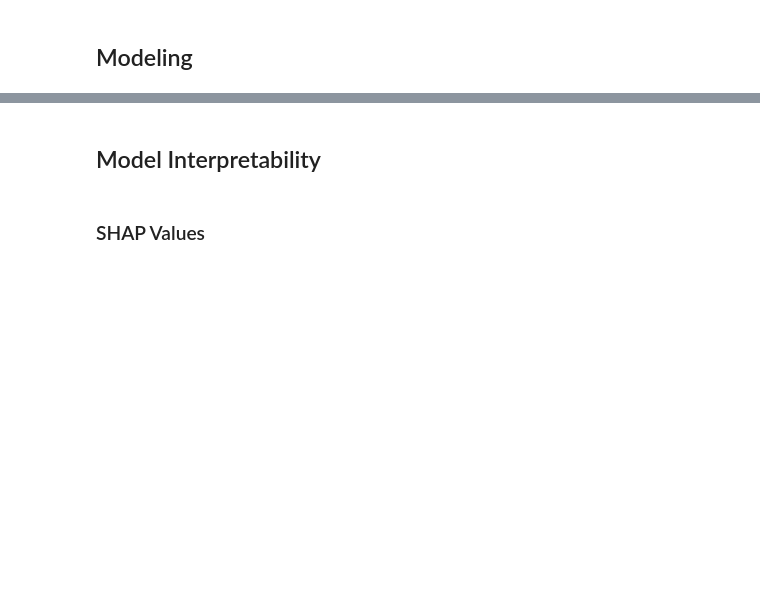
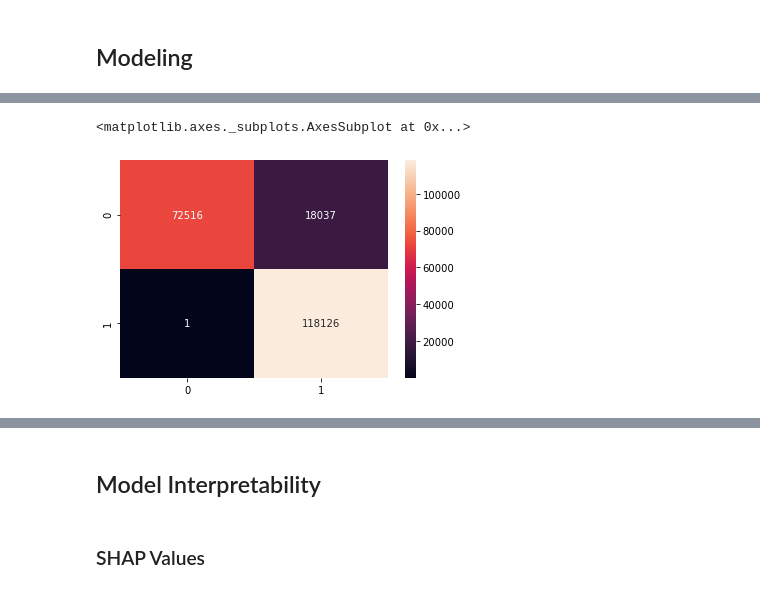
Before and after one commit to ekobudiprase/paket_ojol, a Jupyter notebook: paket_ojol.ipynb, the cells around one changed output, grey strips where cells are left out. Drawn from its saved outputs; the diff is of its cells as text; code cells hidden in the pictures; blank space fills up the shorter version.

Commit message:
Sampe modelling

```diff
--- a/paket_ojol.ipynb
+++ b/paket_ojol.ipynb
@@ -799,0 +811,2 @@ df_ojol_3.head()
+# %%
+df_ojol_x = df_ojol_3.merge(df_ojol_2_ft, left_index=True, right_index=True)
@@ -803,6 +832,6 @@ df_ojol_3.head()
 ## Split Data
 # %%
 from sklearn.model_selection import train_test_split
-X = df_ojol_3.iloc[:, :25]
-Y = df_ojol_3.iloc[:, 25:]
+X = df_ojol_x.iloc[:, :26]
+Y = df_ojol_x.iloc[:, 26:]
 X_train, X_test, Y_train, Y_test = train_test_split(X, Y, test_size = 0.3, random_state = 10)
@@ -809,2 +851,7 @@ X_train, X_test, Y_train, Y_test = train_test_split(X, Y, test_size = 0.3, rando
+# %%
+X_train_scaled = X_train_scaled.reset_index(drop=True)
+X_test_scaled = X_test_scaled.reset_index(drop=True)
+Y_train = Y_train.reset_index(drop=True)
+Y_test = Y_test.reset_index(drop=True)
 # %% [markdown]
 ## Cross Validation Multi Model
@@ -811,2 +907,6 @@ X_train, X_test, Y_train, Y_test = train_test_split(X, Y, test_size = 0.3, rando
 # %% [markdown]
 ## Modeling
+# %%
+from sklearn.ensemble import RandomForestClassifier
+modelC = RandomForestClassifier(random_state=0, n_estimators=500, max_depth=1)
+modelC.fit(X_train, Y_train)
@@ -812,0 +922,8 @@ X_train, X_test, Y_train, Y_test = train_test_split(X, Y, test_size = 0.3, rando
+# %%
+from sklearn.metrics import confusion_matrix
+Y_predict = modelC.predict(X_test)
+cm = confusion_matrix(Y_test, Y_predict)
+sns.heatmap(cm, annot=True, fmt="d")
+# %% [output]
+<matplotlib.axes._subplots.AxesSubplot at 0x...>
+[figure, added]
```
Also changed, not shown: parts of 36 cells of this notebook, 1 other file.
